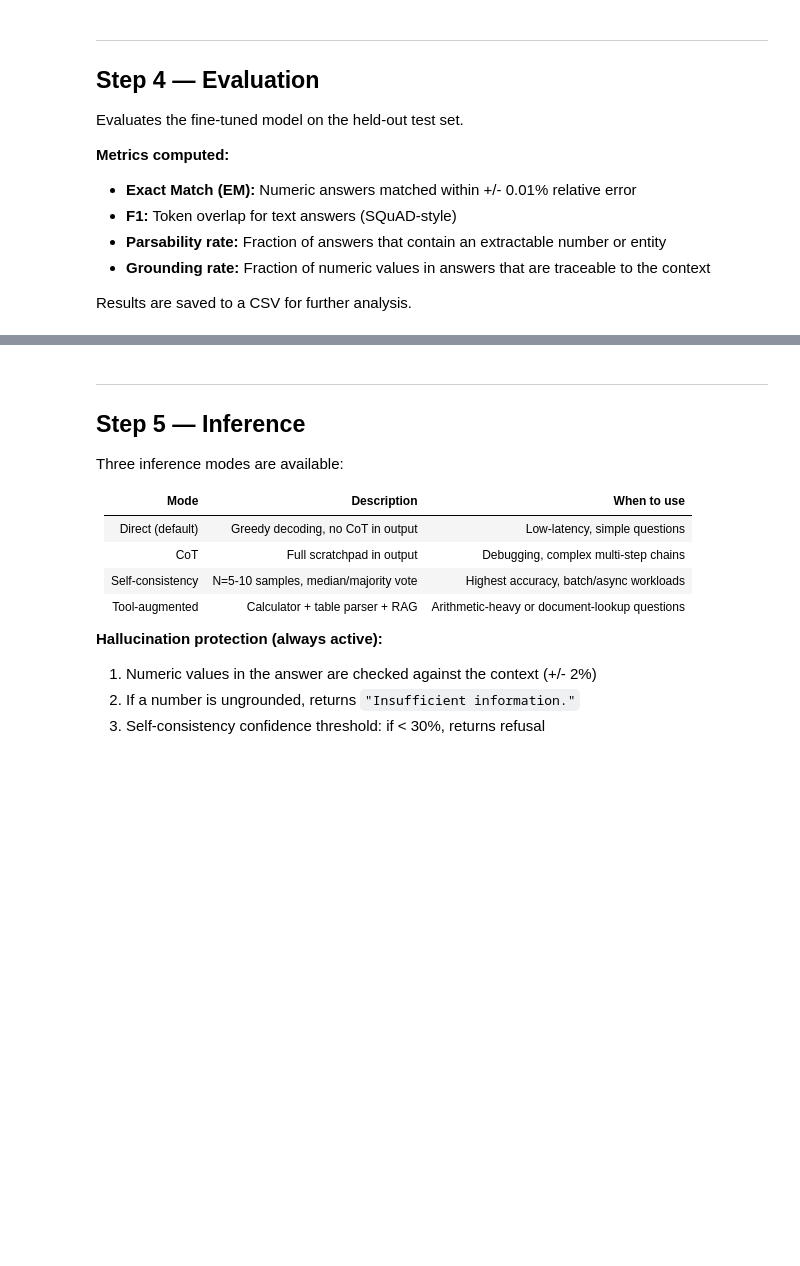
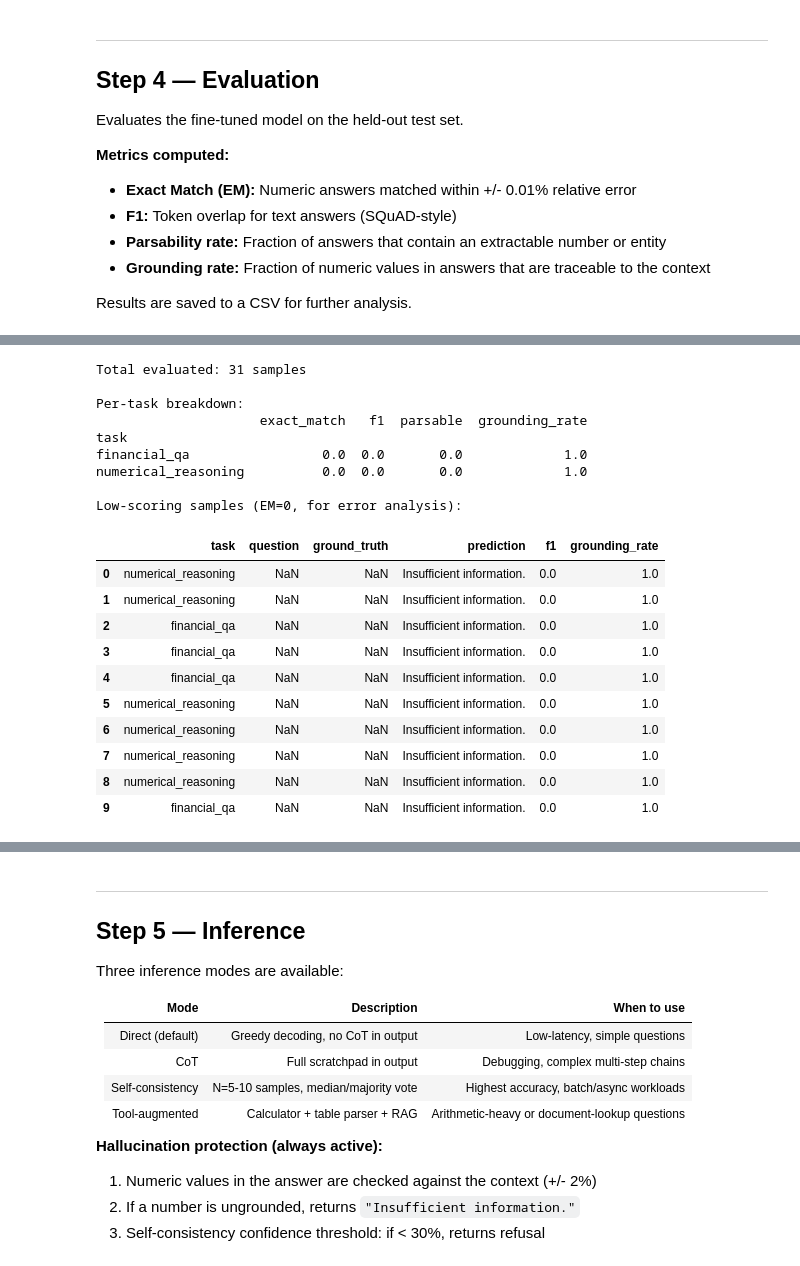
Before and after one commit to juankim834/FinReasoningAI, a Jupyter notebook: FinReasoningAI_Colab.ipynb, the cells around one changed output, grey strips where cells are left out. Drawn from its saved outputs; the diff is of its cells as text; code cells hidden in the pictures; blank space fills up the shorter version.

```diff
--- a/FinReasoningAI_Colab.ipynb
+++ b/FinReasoningAI_Colab.ipynb
@@ -595,15 +730,39 @@ for k, v in metrics.items():
 # %%
 # Inspect per-sample results
 import pandas as pd
 
 results_df = pd.read_csv('outputs/eval_results.csv')
+for col in ('question', 'ground_truth', 'prediction'):
+    if col in results_df.columns:
+        results_df[col] = results_df[col].fillna('').astype(str)
 print(f"Total evaluated: {len(results_df)} samples")
 print(f"\nPer-task breakdown:")
 print(results_df.groupby('task')[['exact_match', 'f1', 'parsable', 'grounding_rate']].mean().round(4))
 print("\nLow-scoring samples (EM=0, for error analysis):")
 display(results_df[results_df['exact_match'] == 0][
     ['task', 'question', 'ground_truth', 'prediction', 'f1', 'grounding_rate']
 ].head(10))
+# %% [output]
+Total evaluated: 31 samples
+
+Per-task breakdown:
+                     exact_match   f1  parsable  grounding_rate
+task
+financial_qa                 0.0  0.0       0.0             1.0
+numerical_reasoning          0.0  0.0       0.0             1.0
+
+Low-scoring samples (EM=0, for error analysis):
+|  | task | question | ground_truth | prediction | f1 | grounding_rate |
+| 0 | numerical_reasoning | NaN | NaN | Insufficient information. | 0.0 | 1.0 |
+| 1 | numerical_reasoning | NaN | NaN | Insufficient information. | 0.0 | 1.0 |
+| 2 | financial_qa | NaN | NaN | Insufficient information. | 0.0 | 1.0 |
+| 3 | financial_qa | NaN | NaN | Insufficient information. | 0.0 | 1.0 |
+| 4 | financial_qa | NaN | NaN | Insufficient information. | 0.0 | 1.0 |
+| 5 | numerical_reasoning | NaN | NaN | Insufficient information. | 0.0 | 1.0 |
+| 6 | numerical_reasoning | NaN | NaN | Insufficient information. | 0.0 | 1.0 |
+| 7 | numerical_reasoning | NaN | NaN | Insufficient information. | 0.0 | 1.0 |
+| 8 | numerical_reasoning | NaN | NaN | Insufficient information. | 0.0 | 1.0 |
+| 9 | financial_qa | NaN | NaN | Insufficient information. | 0.0 | 1.0 |
 # %%
 # Run CPU-only robustness tests (metric correctness, no model needed)
 !python -m pytest tests/test_robustness.py -k "not model_and_tokenizer" -v --tb=short -q
```
Also changed, not shown: parts of 32 cells of this notebook, 3 other files.
